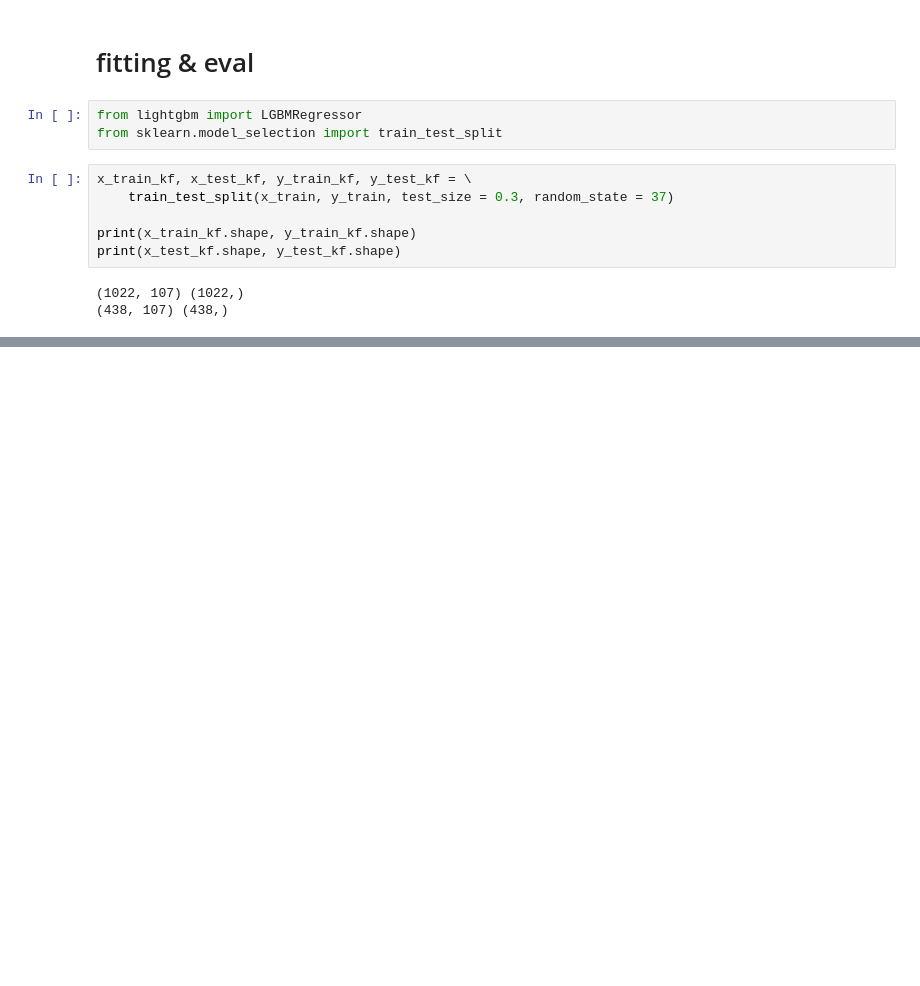
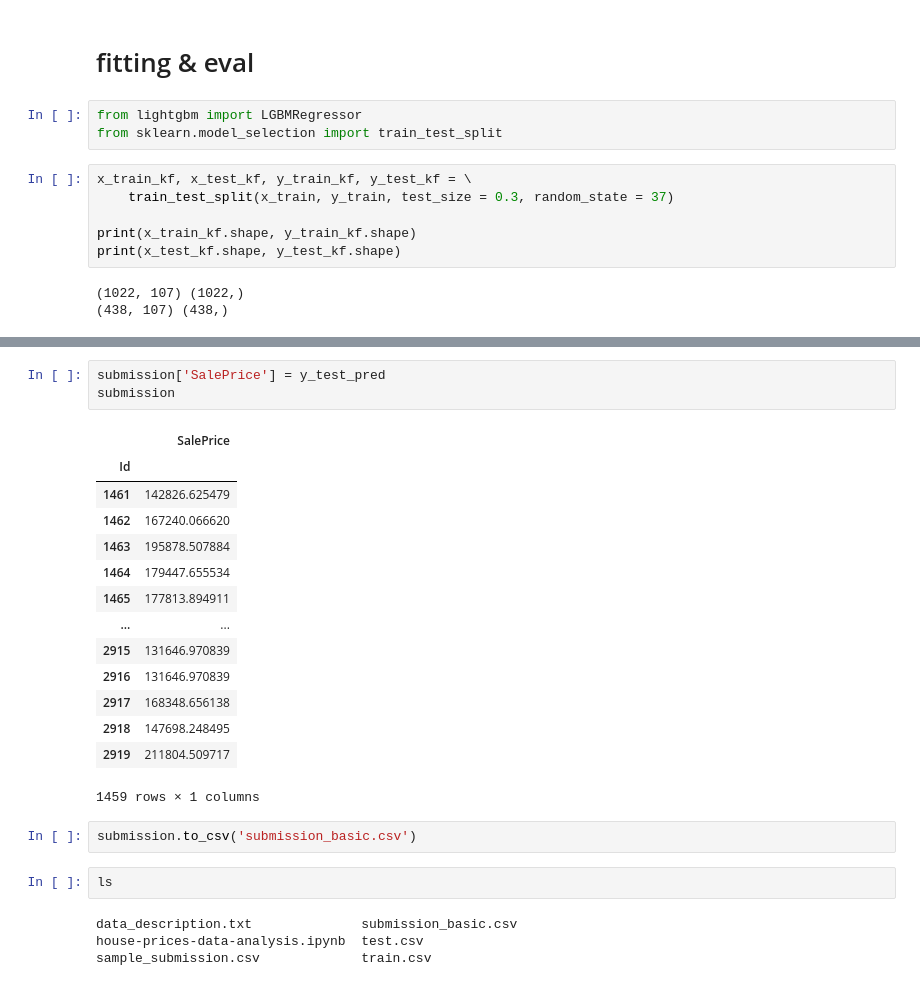
Before and after one commit to WontaeKim89/house_prices_data_analysis, a Jupyter notebook: house-prices-data-analysis.ipynb, the cells around one changed output, grey strips where cells are left out. Saved outputs shown, nothing was run; the diff lists cells and outputs as text; blank space fills up the shorter version.

```diff
--- a/house-prices-data-analysis.ipynb
+++ b/house-prices-data-analysis.ipynb
@@ -827,0 +905,26 @@ Wall time: 10.2 ms
+# %%
+submission['SalePrice'] = y_test_pred
+submission
+# %% [output]
+|  | SalePrice |
+| Id |  |
+| 1461 | 142826.625479 |
+| 1462 | 167240.066620 |
+| 1463 | 195878.507884 |
+| 1464 | 179447.655534 |
+| 1465 | 177813.894911 |
+| ... | ... |
+| 2915 | 131646.970839 |
+| 2916 | 131646.970839 |
+| 2917 | 168348.656138 |
+| 2918 | 147698.248495 |
+| 2919 | 211804.509717 |
+1459 rows × 1 columns
+# %%
+submission.to_csv('submission_basic.csv')
+# %%
+ls
+# %% [output]
+data_description.txt              submission_basic.csv
+house-prices-data-analysis.ipynb  test.csv
+sample_submission.csv             train.csv
```
Also changed, not shown: parts of 16 cells of this notebook.
